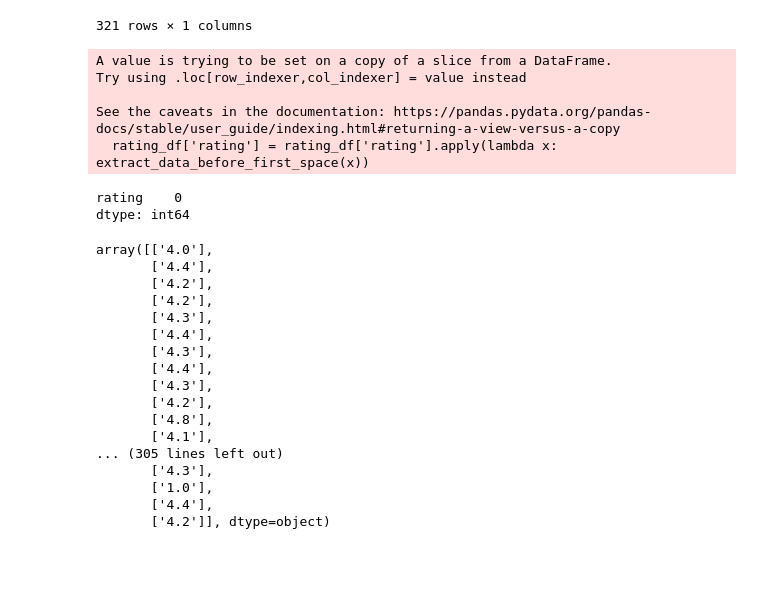
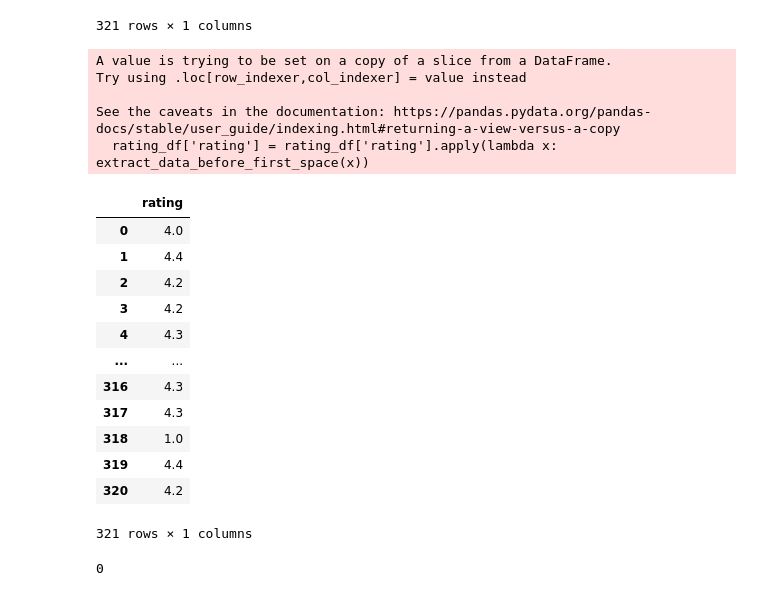
Before and after one commit to AjayKumarChintada/prodcut_recommend, a Jupyter notebook: notebooks/preprocessing.ipynb, the cells around one changed output. Saved outputs shown, nothing was run; the diff lists cells and outputs as text; code cells hidden in the pictures; blank space fills up the shorter version.

```diff
--- a/notebooks/preprocessing.ipynb
+++ b/notebooks/preprocessing.ipynb
@@ -168,37 +168,30 @@ import numpy as np
 def extract_data_before_first_space(string):
     if string:
         return re.split(" +", str(string))[0]
-    return
+    return ''
 # %%
 rating_df['rating'] = rating_df['rating'].apply(lambda x: extract_data_before_first_space(x))
+rating_df
 # %% [output]
 A value is trying to be set on a copy of a slice from a DataFrame.
 Try using .loc[row_indexer,col_indexer] = value instead
 
 See the caveats in the documentation: https://pandas.pydata.org/pandas-docs/stable/user_guide/indexing.html#returning-a-view-versus-a-copy
   rating_df['rating'] = rating_df['rating'].apply(lambda x: extract_data_before_first_space(x))
+|  | rating |
+| 0 | 4.0 |
+| 1 | 4.4 |
+| 2 | 4.2 |
+| 3 | 4.2 |
+| 4 | 4.3 |
+| ... | ... |
+| 316 | 4.3 |
+| 317 | 4.3 |
+| 318 | 1.0 |
+| 319 | 4.4 |
+| 320 | 4.2 |
+321 rows × 1 columns
 # %%
-rating_df.isnull().sum()
+rating_df['rating'].isnull().sum()
 # %% [output]
-rating    0
-dtype: int64
+0
-# %%
-rating_df.values
-# %% [output]
-array([['4.0'],
-       ['4.4'],
-       ['4.2'],
-       ['4.2'],
-       ['4.3'],
-       ['4.4'],
-       ['4.3'],
-       ['4.4'],
-       ['4.3'],
-       ['4.2'],
-       ['4.8'],
-       ['4.1'],
-... (305 lines left out)
-       ['4.3'],
-       ['1.0'],
-       ['4.4'],
-       ['4.2']], dtype=object)
```
Also changed, not shown: parts of 1 cell of this notebook.
